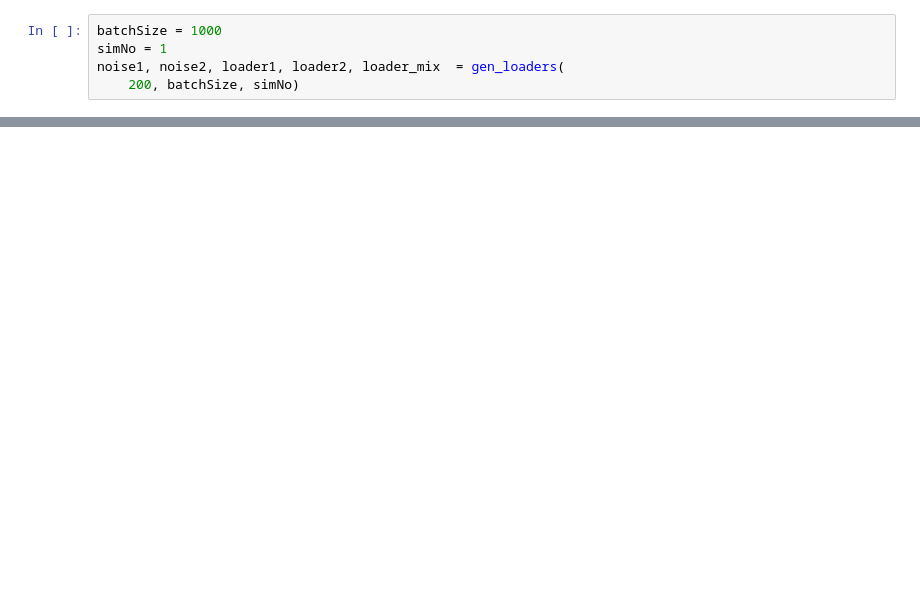
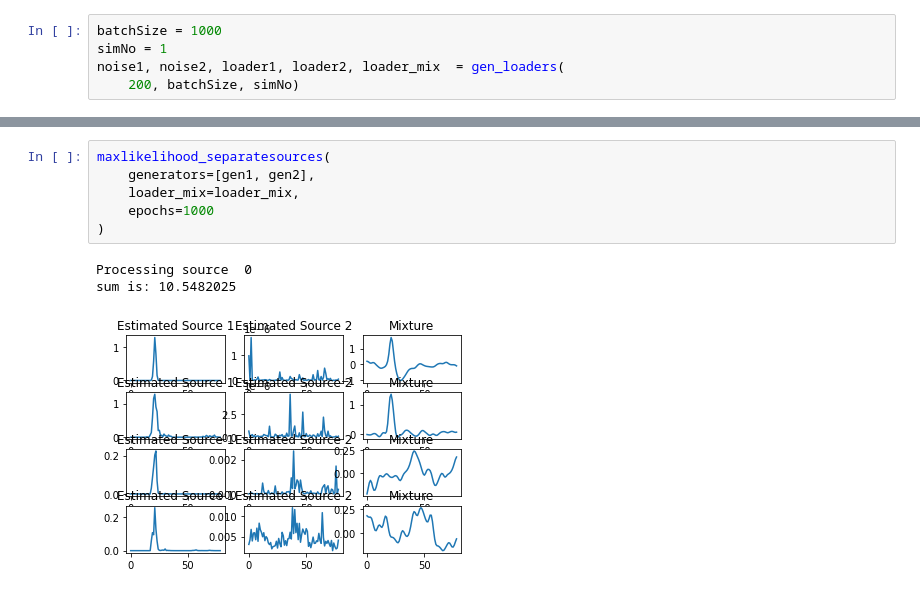
Before and after one commit to AlexDodon/sourceseparation_misc, a Jupyter notebook: time_series.ipynb, the cells around one changed output, grey strips where cells are left out. Saved outputs shown, nothing was run; the diff lists cells and outputs as text; blank space fills up the shorter version.

```diff
--- a/time_series.ipynb
+++ b/time_series.ipynb
@@ -311,0 +387,10 @@ Epoch 4
+# %%
+maxlikelihood_separatesources(
+    generators=[gen1, gen2],
+    loader_mix=loader_mix,
+    epochs=1000
+)
+# %% [output]
+Processing source  0
+sum is: 10.5482025
+[figure, added]
```
Also changed, not shown: parts of 5 cells of this notebook.
